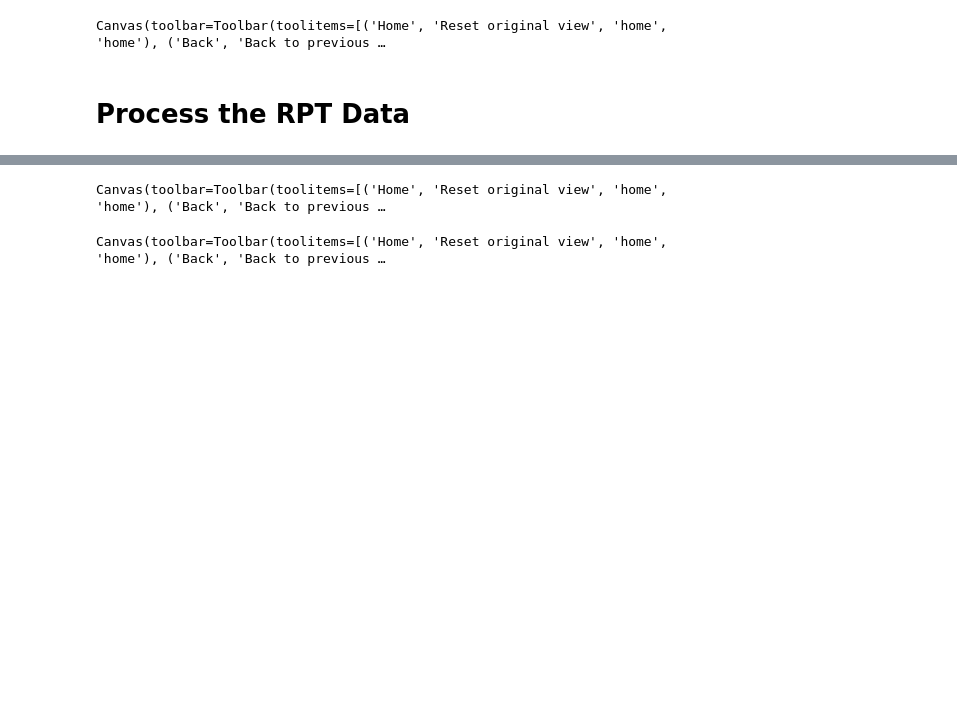
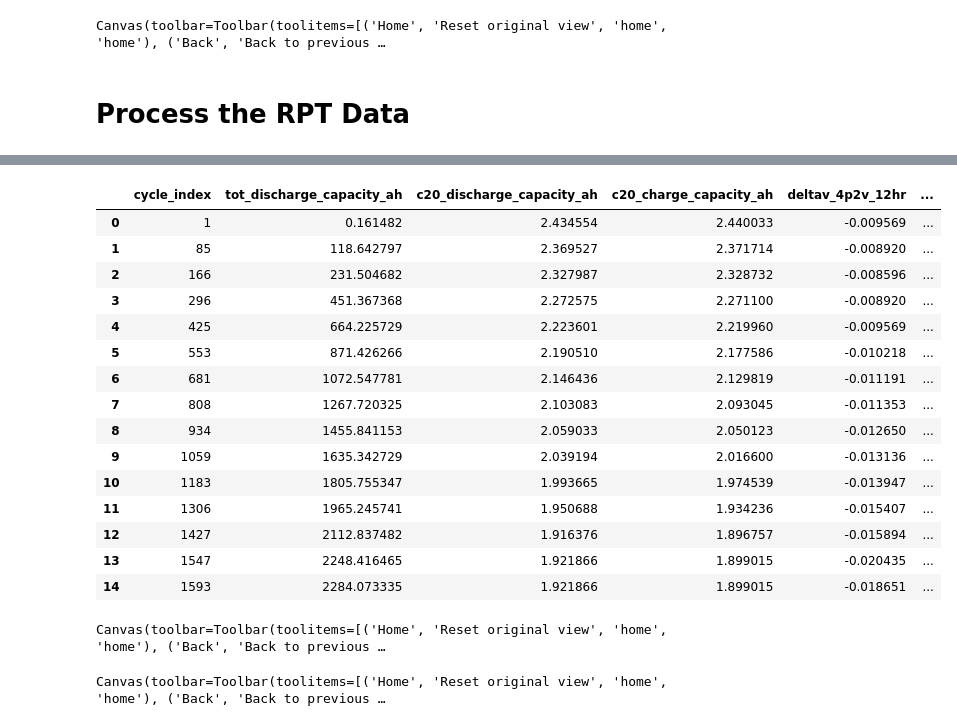
Before and after one commit to wengandrew/fast-formation, a Jupyter notebook: notebooks-2023/2023_01_31_test_process_cycling_data.ipynb, the cells around one changed output, grey strips where cells are left out. Drawn from its saved outputs; the diff is of its cells as text; code cells hidden in the pictures; blank space fills up the shorter version.

```diff
--- a/notebooks-2023/2023_01_31_test_process_cycling_data.ipynb
+++ b/notebooks-2023/2023_01_31_test_process_cycling_data.ipynb
@@ -69,0 +38,4 @@ df
+# %%
+device_name = 'UMBL2022FEB_CELL152030'
+# %%
+parser = parsers.CyclingDataParser(device_name, vh)
@@ -344,3 +111,22 @@ Canvas(toolbar=Toolbar(toolitems=[('Home', 'Reset original view', 'home', 'home'
+# %%
+df_by_rpt
+# %% [output]
+|  | cycle_index | tot_discharge_capacity_ah | c20_discharge_capacity_ah | c20_charge_capacity_ah | deltav_4p2v_12hr | ... |
+| 0 | 1 | 0.161482 | 2.434554 | 2.440033 | -0.009569 | ... |
+| 1 | 85 | 118.642797 | 2.369527 | 2.371714 | -0.008920 | ... |
+| 2 | 166 | 231.504682 | 2.327987 | 2.328732 | -0.008596 | ... |
+| 3 | 296 | 451.367368 | 2.272575 | 2.271100 | -0.008920 | ... |
+| 4 | 425 | 664.225729 | 2.223601 | 2.219960 | -0.009569 | ... |
+| 5 | 553 | 871.426266 | 2.190510 | 2.177586 | -0.010218 | ... |
+| 6 | 681 | 1072.547781 | 2.146436 | 2.129819 | -0.011191 | ... |
+| 7 | 808 | 1267.720325 | 2.103083 | 2.093045 | -0.011353 | ... |
+| 8 | 934 | 1455.841153 | 2.059033 | 2.050123 | -0.012650 | ... |
+| 9 | 1059 | 1635.342729 | 2.039194 | 2.016600 | -0.013136 | ... |
+| 10 | 1183 | 1805.755347 | 1.993665 | 1.974539 | -0.013947 | ... |
+| 11 | 1306 | 1965.245741 | 1.950688 | 1.934236 | -0.015407 | ... |
+| 12 | 1427 | 2112.837482 | 1.916376 | 1.896757 | -0.015894 | ... |
+| 13 | 1547 | 2248.416465 | 1.921866 | 1.899015 | -0.020435 | ... |
+| 14 | 1593 | 2284.073335 | 1.921866 | 1.899015 | -0.018651 | ... |
 # %%
 fh2, axs2 = plt.subplots(nrows=2, ncols=1, figsize=(10, 2 * 4), sharex=True)
 fh3, axs3 = plt.subplots(nrows=2, ncols=1, figsize=(10, 2 * 4), sharex=True)
```
Also changed, not shown: parts of 15 cells of this notebook, 1 other file.
